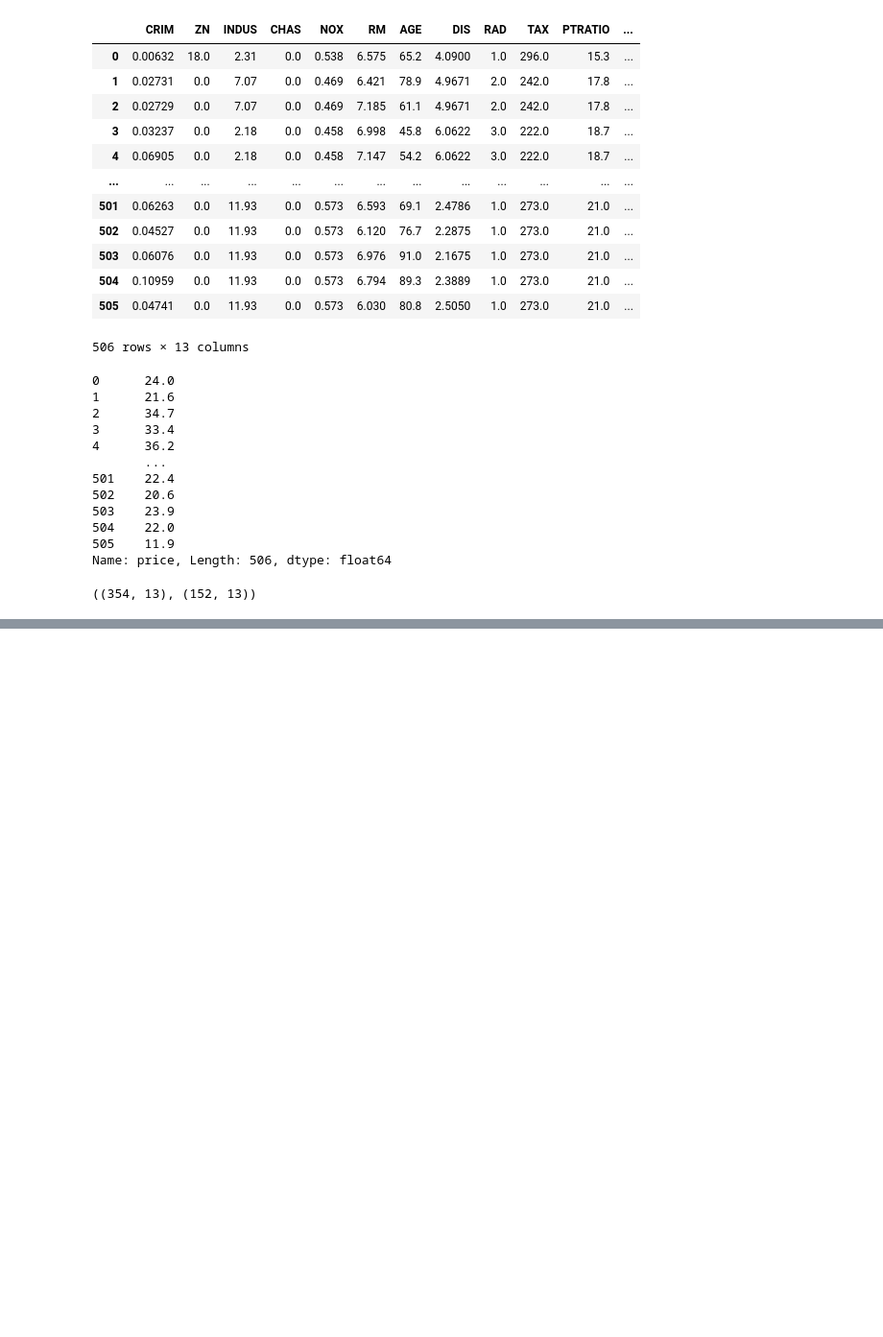
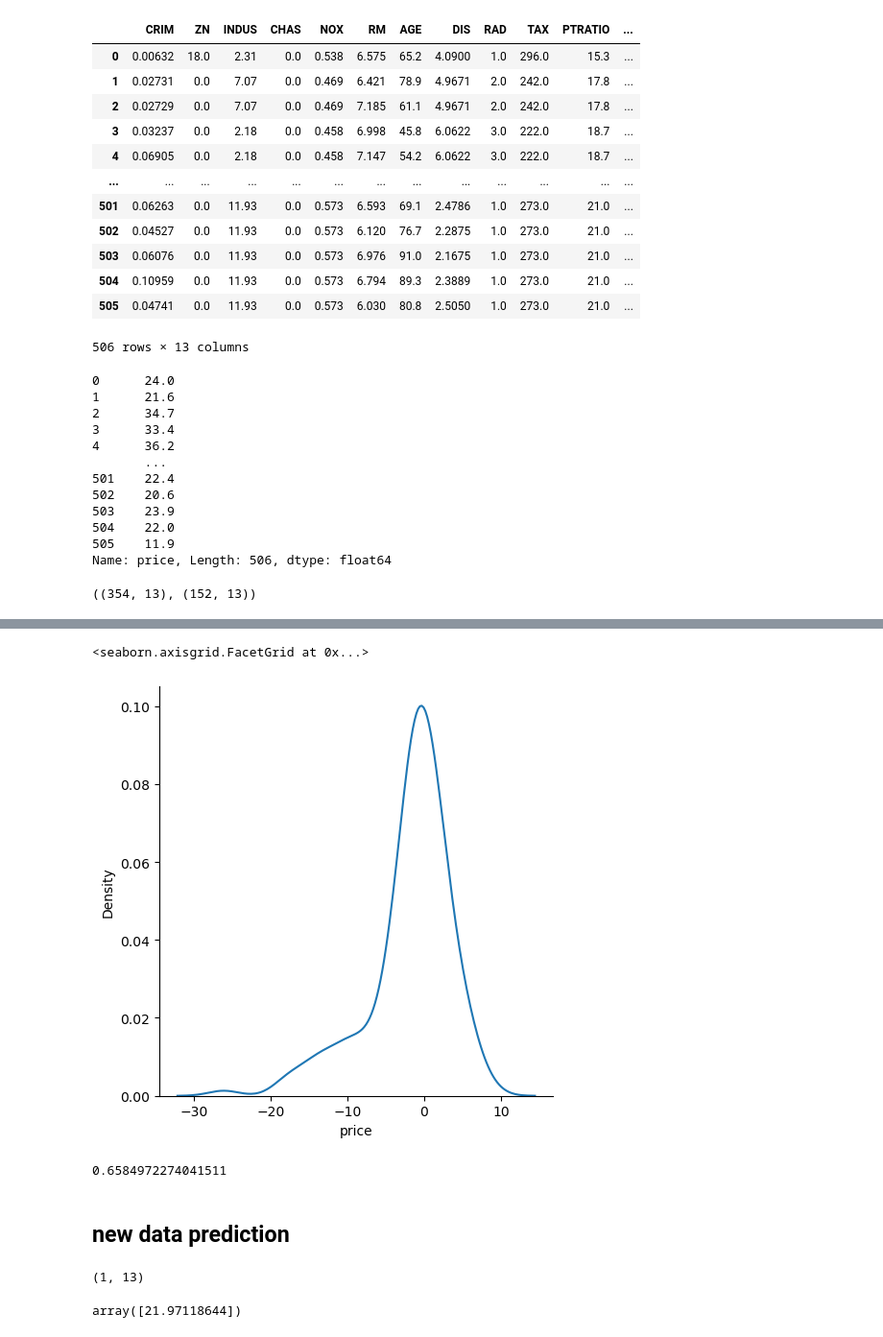
Before and after one commit to mohaddesse/boston_house, a Jupyter notebook: model/boston_home_model.ipynb, the cells around one changed output, grey strips where cells are left out. Shown: that part at 96% size. Saved outputs shown, nothing was run; the diff lists cells and outputs as text; code cells hidden in the pictures; blank space fills up the shorter version.

```diff
--- a/model/boston_home_model.ipynb
+++ b/model/boston_home_model.ipynb
@@ -150,0 +180,26 @@ x_test=scalar.fit_transform(x_train)
+# %%
+### plot the residual
+residual=y_predicted-y_test
+sns.displot(residual,kind="kde")
+# %% [output]
+<seaborn.axisgrid.FacetGrid at 0x...>
+[figure, added]
+# %%
+from sklearn.metrics import r2_score
+
+coefficient_determination=r2_score(y_test,y_predicted)
+print(coefficient_determination)
+# %% [output]
+0.6584972274041511
+# %% [markdown]
+## new data prediction
+# %%
+boston.data[0].reshape(1,-1).shape
+# %% [output]
+(1, 13)
+# %%
+x=boston.data[0].reshape(1,-1)
+x=scalar.fit_transform(x)
+model.predict(x)
+# %% [output]
+array([21.97118644])
```
Also changed, not shown: parts of 10 cells of this notebook, 4 other files.
